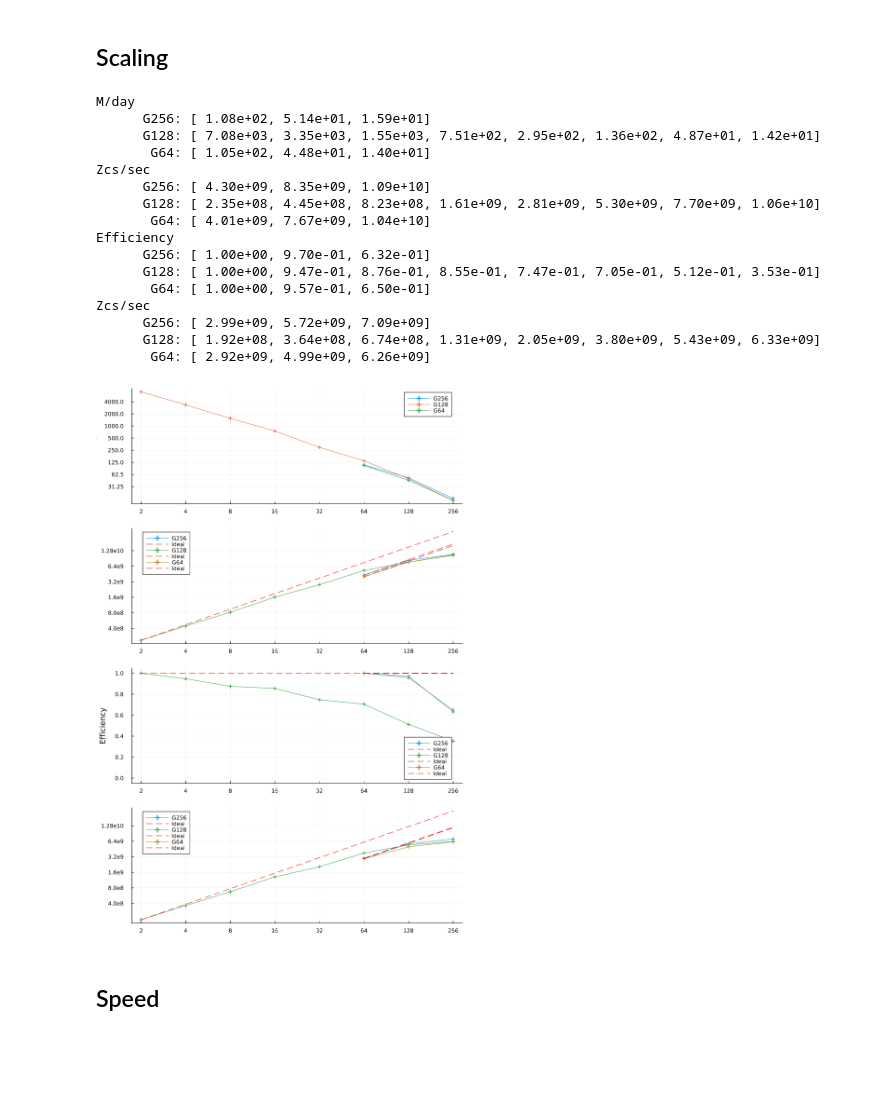
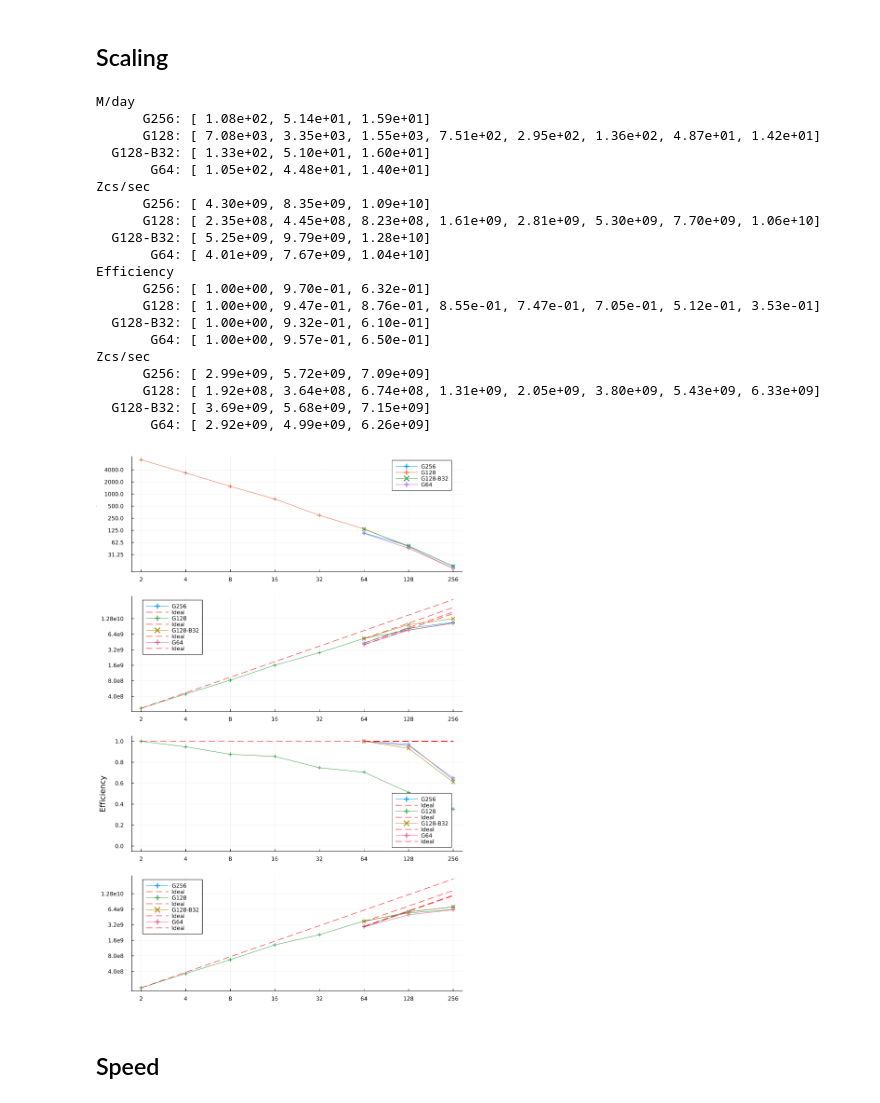
Before and after one commit to lwJi/ETK-Scaling-Tests, a Jupyter notebook: frontier/ipynb/magTOV-Levels7.ipynb, the cells around one changed output. Drawn from its saved outputs; the diff is of its cells as text; code cells hidden in the pictures; blank space fills up the shorter version.

```diff
--- a/frontier/ipynb/magTOV-Levels7.ipynb
+++ b/frontier/ipynb/magTOV-Levels7.ipynb
@@ -11,13 +11,16 @@ Main.PltTools
 let patt_dirss = [
         ([
             (r"Z4c_L7_G256-N\d+-MPI\d+_r0000", "G256"),
-        ], "../data/magTOV/Levels7/Weak", :cross),
+        ], "../data/magTOV/Levels7/Weak/Block8", :cross),
         ([
             (r"Z4c_L7_G128-N\d+-MPI\d+_r0000", "G128"),
-        ], "../data/magTOV/Levels7/Weak", :cross),
+        ], "../data/magTOV/Levels7/Weak/Block8", :cross),
+        ([
+            (r"Z4c_L7_G128-N\d+-MPI\d+_r0000", "G128-B32"),
+        ], "../data/magTOV/Levels7/Weak/Block32", :xcross),
         ([
             (r"Z4c_L7_G64-N\d+-MPI\d+_r0000", "G64"),
-        ], "../data/magTOV/Levels7/Weak", :cross),
+        ], "../data/magTOV/Levels7/Weak/Block8", :cross),
     ]
 
     # Plot M/day
@@ -50,34 +53,38 @@ let patt_dirss = [
     # Plot Zcs/sec2
     plt4 = plot(ylabel="Zcs/sec", xscale=:log10, yscale=:log10)
     xs = [2, 4, 8, 16, 32, 64, 128, 256]
     xticks!(plt4, xs, [string(n) for n in xs])
     ys = [4e8, 8e8, 1.6e9, 3.2e9, 6.4e9, 1.28e10]
     yticks!(plt4, ys, [string(n) for n in ys])
     println("Zcs/sec")
     PltTools.plot_scaling(plt4, patt_dirss; option="ZcsPerSecond2", is_plot_ideal=true, is_print_value=true)
 
     # Sum
     plt = plot(plt1, plt2, plt3, plt4, layout=(4,1), size = (800, 1200))
     display(plt)
 end
 # %% [output]
 M/day
       G256: [ 1.08e+02, 5.14e+01, 1.59e+01]
       G128: [ 7.08e+03, 3.35e+03, 1.55e+03, 7.51e+02, 2.95e+02, 1.36e+02, 4.87e+01, 1.42e+01]
+  G128-B32: [ 1.33e+02, 5.10e+01, 1.60e+01]
        G64: [ 1.05e+02, 4.48e+01, 1.40e+01]
 Zcs/sec
       G256: [ 4.30e+09, 8.35e+09, 1.09e+10]
       G128: [ 2.35e+08, 4.45e+08, 8.23e+08, 1.61e+09, 2.81e+09, 5.30e+09, 7.70e+09, 1.06e+10]
+  G128-B32: [ 5.25e+09, 9.79e+09, 1.28e+10]
        G64: [ 4.01e+09, 7.67e+09, 1.04e+10]
 Efficiency
       G256: [ 1.00e+00, 9.70e-01, 6.32e-01]
       G128: [ 1.00e+00, 9.47e-01, 8.76e-01, 8.55e-01, 7.47e-01, 7.05e-01, 5.12e-01, 3.53e-01]
+  G128-B32: [ 1.00e+00, 9.32e-01, 6.10e-01]
        G64: [ 1.00e+00, 9.57e-01, 6.50e-01]
 Zcs/sec
       G256: [ 2.99e+09, 5.72e+09, 7.09e+09]
       G128: [ 1.92e+08, 3.64e+08, 6.74e+08, 1.31e+09, 2.05e+09, 3.80e+09, 5.43e+09, 6.33e+09]
+  G128-B32: [ 3.69e+09, 5.68e+09, 7.15e+09]
        G64: [ 2.92e+09, 4.99e+09, 6.26e+09]
-[figure, old version]
+[figure, new version]
 # %% [markdown]
 ## Speed
 # %%
```
Also changed, not shown: parts of 2 cells of this notebook.
